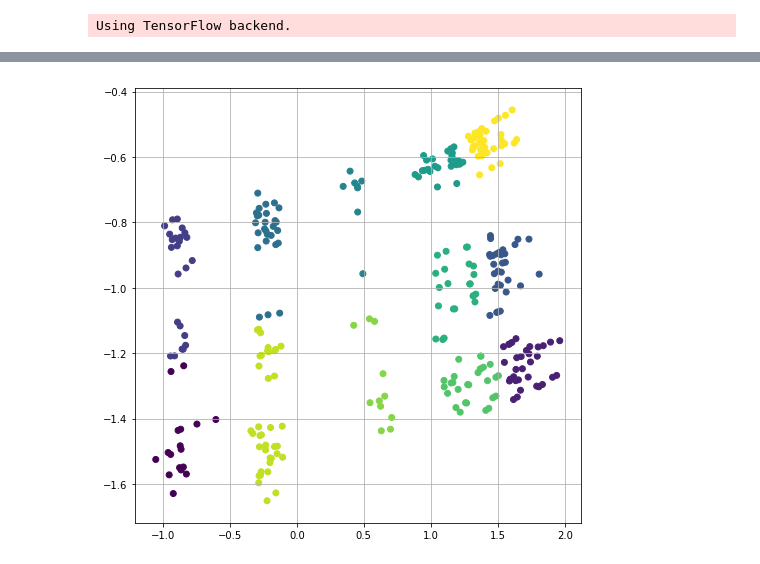
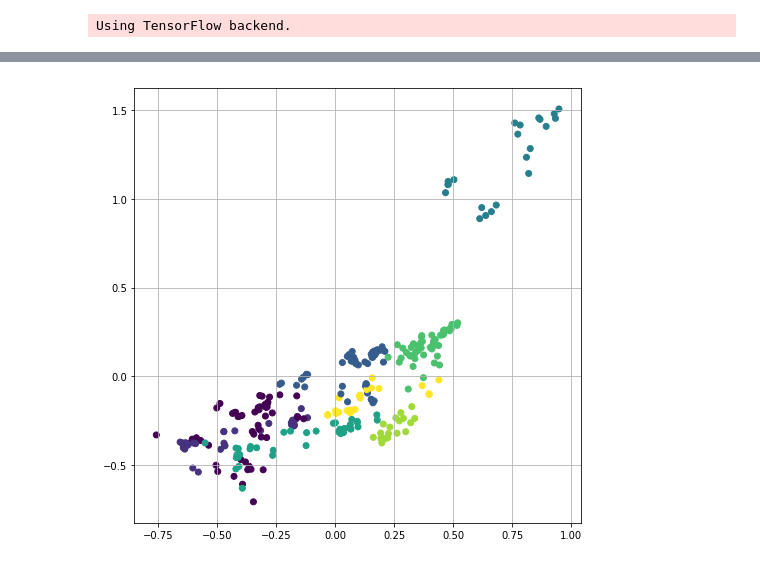
Before and after one commit to gf712/scFv-autoencoders, a Jupyter notebook: notebooks/autoencoderV6.ipynb, the cells around one changed output, grey strips where cells are left out. Cells and saved outputs as stored; diff of their text form; code cells hidden in the pictures.

```diff
--- a/notebooks/autoencoderV6.ipynb
+++ b/notebooks/autoencoderV6.ipynb
@@ -124,10 +137,8 @@ import pandas as pd
 
 combinations = pd.read_csv('/home/gil/PhD/UCB/precollection/random_pairs.txt', index_col=0, delimiter=', ')
 
-heavy_chains = ChainCollection(path='/home/gil/PhD/UCB/CombinationData/AbFiles/heavy_chains.json')
-heavy_chains.load()
-light_chains = ChainCollection(path='/home/gil/PhD/UCB/CombinationData/AbFiles/light_chains.json')
-light_chains.load()
+heavy_chains = ChainCollection.load_from_json(path='/home/gil/PhD/UCB/CombinationData/AbFiles/heavy_chains.json')
+light_chains = ChainCollection.load_from_json(path='/home/gil/PhD/UCB/CombinationData/AbFiles/light_chains.json')
 
 heavy_chains_list=[]
 light_chains_list=[]
@@ -153,7 +164,7 @@ VL_data_encoded = ss_VL.transform(VL_data_encoded)
 
 code_1 = encoder.predict([VL_data_encoded, VH_data_encoded])
 
-latent_data = pd.DataFrame(code_1, columns=['Latent1', 'Latent2'], index=fab_collection.names)
+latent_data = pd.DataFrame(code_1, columns=[f"Latent{x}" for x in range(1, 21)], index=fab_collection.names)
 
 data = pd.read_csv('/home/gil/PhD/UCB/Data/Tm/Processed Data/AllTmData.csv', index_col=0)
 data.index = ['P' + str(x) for x in data.index]
@@ -186,2 +204,6 @@ plt.grid()
 # %%
 from sklearn.cluster import KMeans
+# %%
+X = data[[x for x in data.columns if 'Latent' in x]].as_matrix()
+# %%
+norm_variance = [np.var(X[:, x])/abs(np.mean(X[:,x])) for x in range(X.shape[1])]
@@ -187,0 +221,2 @@ from sklearn.cluster import KMeans
+# %%
+X=X[:, np.argsort(norm_variance)[::-1]][:, :8]
@@ -188,12 +243,12 @@ from sklearn.cluster import KMeans
 # %%
-N_CLUSTERS = 12
+N_CLUSTERS = 8
 
-kmeans = KMeans(N_CLUSTERS, init='random', random_state=2)
-kmeans.fit(data[['Latent1','Latent2']])
+kmeans = KMeans(N_CLUSTERS, random_state=0)
+kmeans.fit(X)
 plt.figure(figsize=(8,8))
-plt.scatter(data['Latent1'], data['Latent2'], c=kmeans.predict(data[['Latent1','Latent2']]))
+plt.scatter(X[:,0], X[:,1], c=kmeans.predict(X))
 plt.grid()
 # %% [output]
-[figure, old version]
+[figure, new version]
 # %%
 f, ax = plt.subplots(1,2,figsize=(16,8))
```
Also changed, not shown: parts of 32 cells of this notebook, 28 other files.
